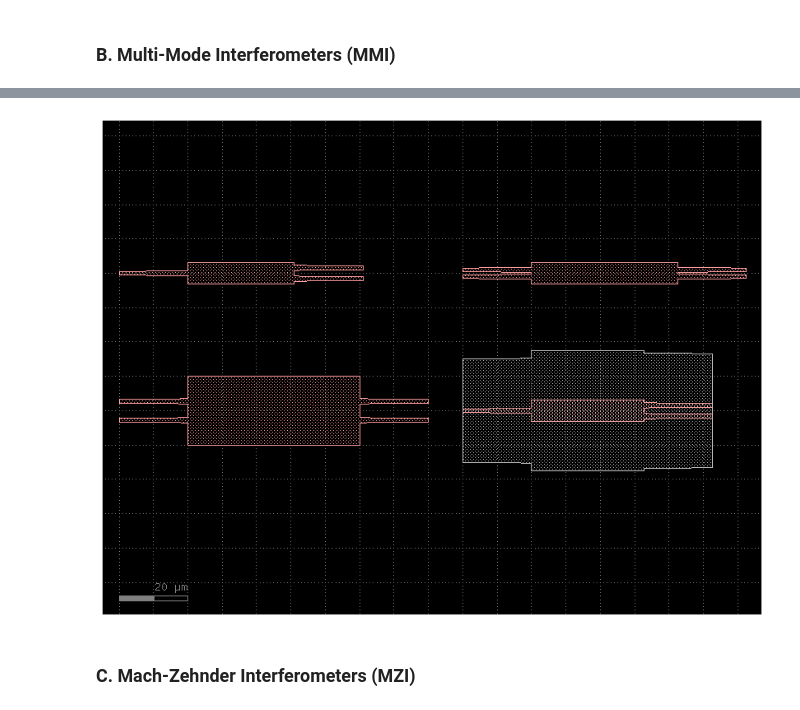
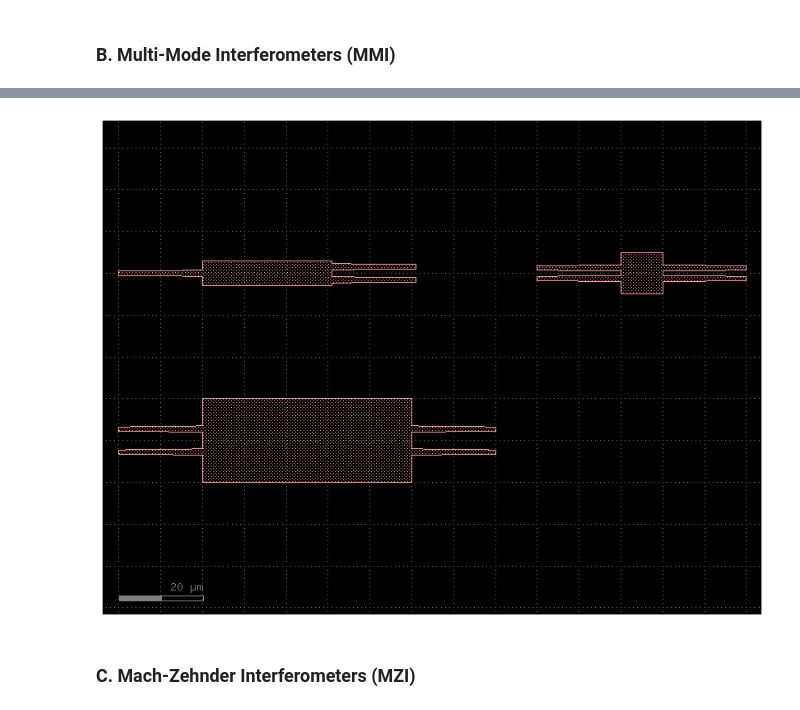
Before and after one commit to jfgimloz/cifoin-lab4, a Jupyter notebook: LAYOUT_Student.ipynb, the cells around one changed output, grey strips where cells are left out. Cells and saved outputs as stored; diff of their text form; code cells hidden in the pictures.

```diff
--- a/LAYOUT_Student.ipynb
+++ b/LAYOUT_Student.ipynb
@@ -110,20 +110,22 @@ component_DC.show()
 # %% [markdown]
 ### B. Multi-Mode Interferometers (MMI)
 # %%
-component_library = gf.Component()
+component_MMI = gf.Component()
+
+@gf.cell
+def MMI_cell(width_mmi=10.0, length_mmi=10.0, gap_mmi=1):
+    c = gf.Component()
+    mmi_cell = cells.mmi2x2(width_mmi=width_mmi, length_mmi=length_mmi, gap_mmi=gap_mmi)
+    mmi_ref = c.add_ref(mmi_cell)
+    c.add_ports(mmi_ref.ports)
+    return c
 
 mmi_1x2 = cells.mmi1x2()
-mmi_1x2_ref = component_library.add_ref(mmi_1x2).dmovex(0).dmovey(0)
+mmi_1x2_ref = component_MMI.add_ref(mmi_1x2).dmovex(0).dmovey(0)
 
-mmi_2x2 = cells.mmi2x2()
-mmi_2x2_ref = component_library.add_ref(mmi_2x2).dmovex(100).dmovey(0)
+mmi_2x2_ref = component_MMI.add_ref(MMI_cell()).dmovex(100).dmovey(0)
+mmi_2x2_alt_ref = component_MMI.add_ref(MMI_cell(width_mmi=20.0, length_mmi=50.0, gap_mmi=4)).dmovex(0).dmovey(-40)
 
-mmi_2x2_alt = cells.mmi2x2(width_mmi=20.0, length_mmi=50.0, gap_mmi=4)
-mmi_2x2_alt_ref = component_library.add_ref(mmi_2x2_alt).dmovex(0).dmovey(-40)
-
-mmi_1x2_rib = cells.mmi1x2_rib()
-mmi_1x2_rib_ref = component_library.add_ref(mmi_1x2_rib).dmovex(100).dmovey(-40)
-
-component_library.plot()
-component_library.show()
+component_MMI.plot()
+component_MMI.show()
 # %% [output]
@@ -131,4 +133,4 @@ component_library.show()
-[figure, old version]
+[figure, new version]
 # %% [markdown]
 ### C. Mach-Zehnder Interferometers (MZI)
 # %%
```
Also changed, not shown: parts of 41 cells of this notebook.
